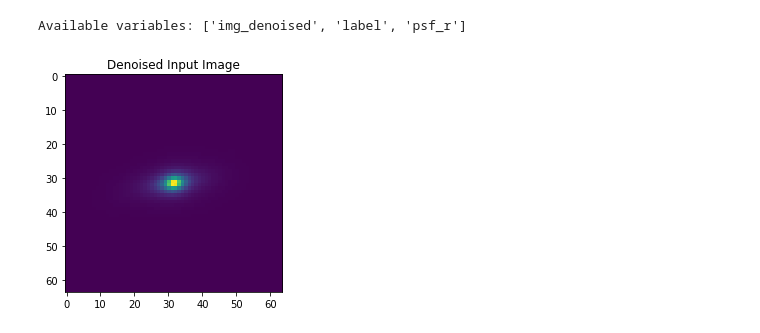
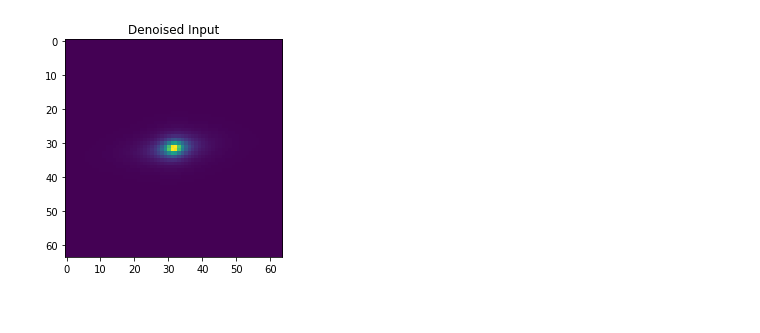
Before and after one commit to dvukolov/cs109b-project, a Jupyter notebook: experiments/denoising/edsr-xception.ipynb, the cells around one changed output. Cells and saved outputs as stored; diff of their text form; code cells hidden in the pictures.

```diff
--- a/experiments/denoising/edsr-xception.ipynb
+++ b/experiments/denoising/edsr-xception.ipynb
@@ -8,15 +11,15 @@ import tensorflow_addons as tfa
 
 %run ../gridsearch/xception.ipynb
 # %%
-# Load a denoised dataset
-dataset = "../../data/data_v1d.npz"
+# Load denoised log-images
+basedir = Path("../../")
+dataset = basedir / "./data/data_v1d.npz"
+modelpath = "./models/edsr_xception.tf"
 
 with np.load(dataset) as data:
     print("Available variables:", data.files)
     image = data["img_denoised"]
     label = data["label"]
-# %% [output]
-Available variables: ['img_denoised', 'label', 'psf_r']
 # %%
 # Use unscaled images. Let TF normalize the data.
 X = image[..., np.newaxis]
@@ -28,7 +31,7 @@ y = scaler.fit_transform(label)
 output_shape = y.shape[1:]
 # %%
 plt.imshow(X[0].reshape(64, 64))
-plt.title("Denoised Input Image");
+plt.title("Denoised Input");
 # %% [output]
-[figure, old version]
+[figure, new version]
 # %%
```
Also changed, not shown: parts of 4 cells of this notebook, 21 other files.
